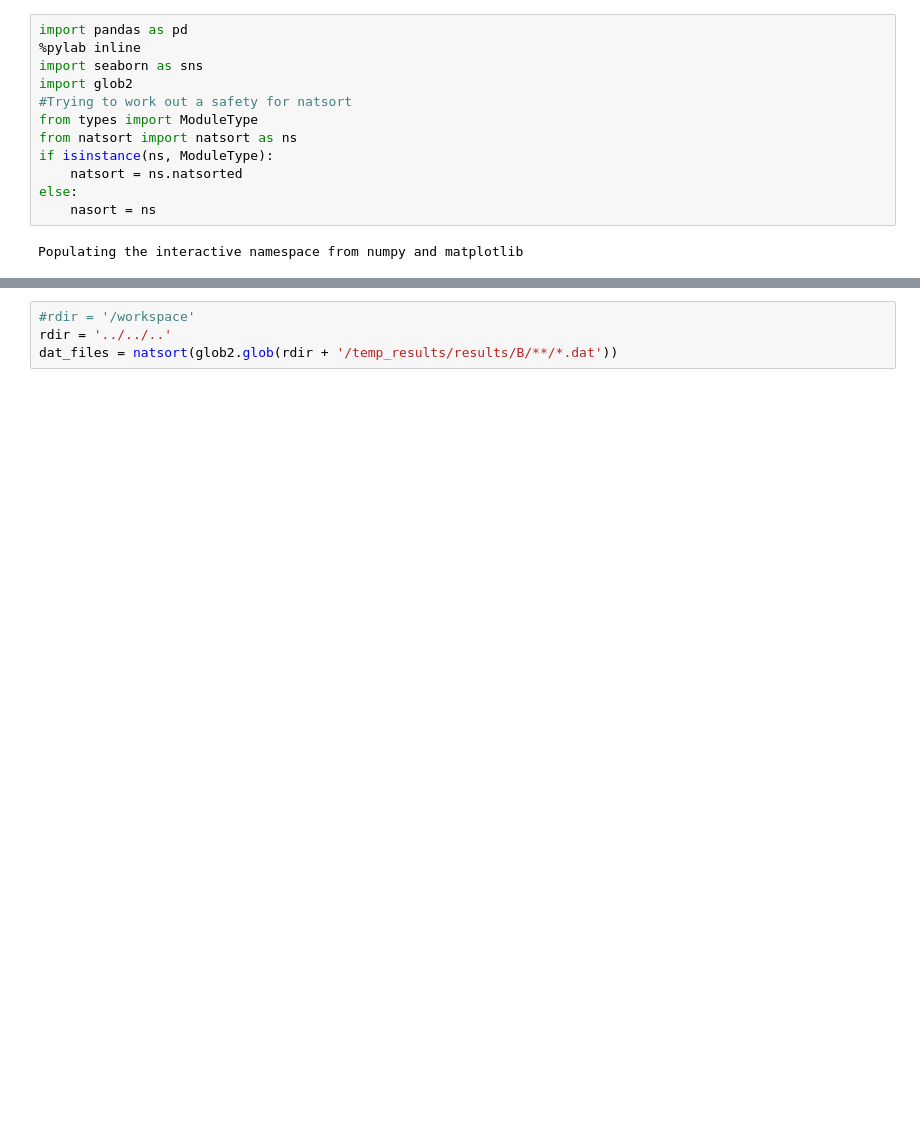
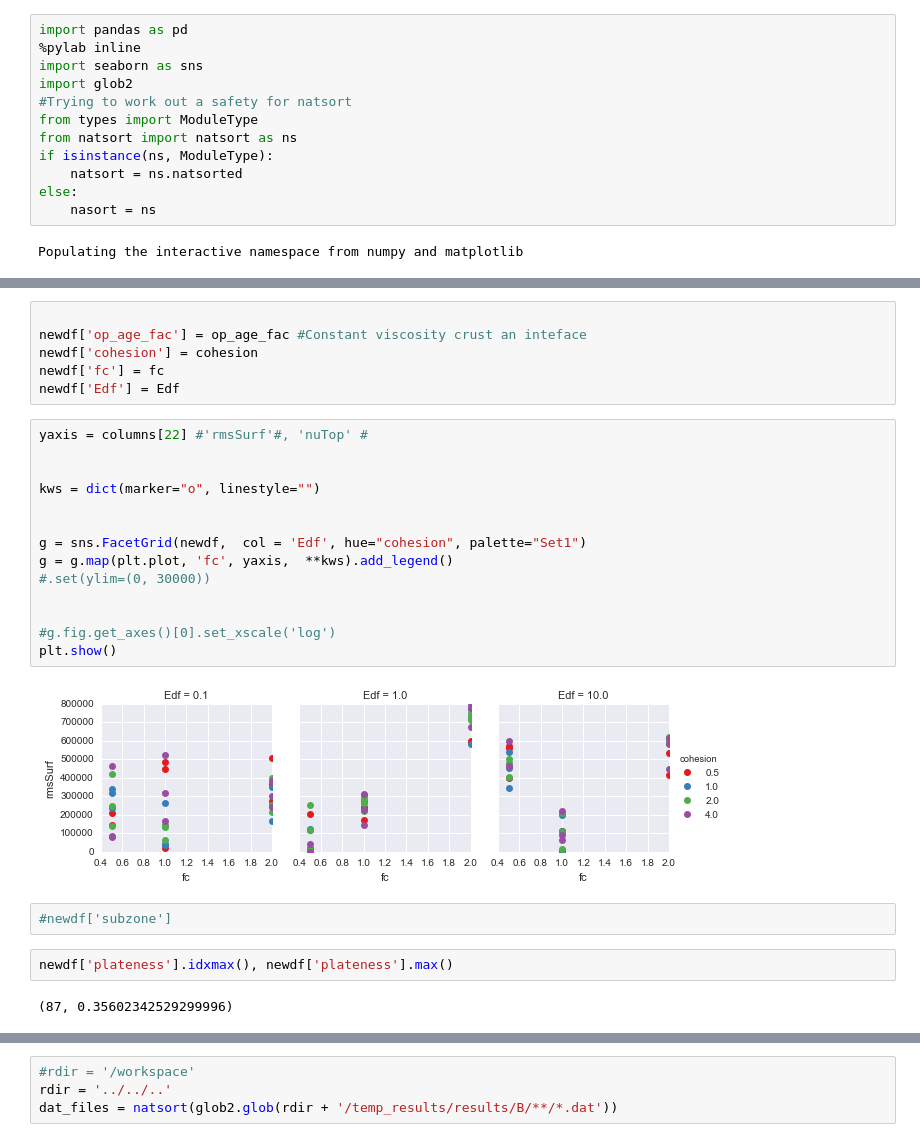
Before and after one commit to dansand/2dthermalslabs, a Jupyter notebook: kaplan/Analysis/pandas_analysis.ipynb, the cells around one changed output, grey strips where cells are left out. Cells and saved outputs as stored; diff of their text form; blank space fills up the shorter version.

```diff
--- a/kaplan/Analysis/pandas_analysis.ipynb
+++ b/kaplan/Analysis/pandas_analysis.ipynb
@@ -14,0 +64,28 @@ Populating the interactive namespace from numpy and matplotlib
+# %%
+
+newdf['op_age_fac'] = op_age_fac #Constant viscosity crust an inteface
+newdf['cohesion'] = cohesion
+newdf['fc'] = fc
+newdf['Edf'] = Edf
+# %%
+yaxis = columns[22] #'rmsSurf'#, 'nuTop' #
+
+
+kws = dict(marker="o", linestyle="")
+
+
+g = sns.FacetGrid(newdf,  col = 'Edf', hue="cohesion", palette="Set1")
+g = g.map(plt.plot, 'fc', yaxis,  **kws).add_legend()
+#.set(ylim=(0, 30000))
+
+
+#g.fig.get_axes()[0].set_xscale('log')
+plt.show()
+# %% [output]
+[figure, added]
+# %%
+#newdf['subzone']
+# %%
+newdf['plateness'].idxmax(), newdf['plateness'].max()
+# %% [output]
+(87, 0.35602342529299996)
```
Also changed, not shown: parts of 16 cells of this notebook, 4 other files.
